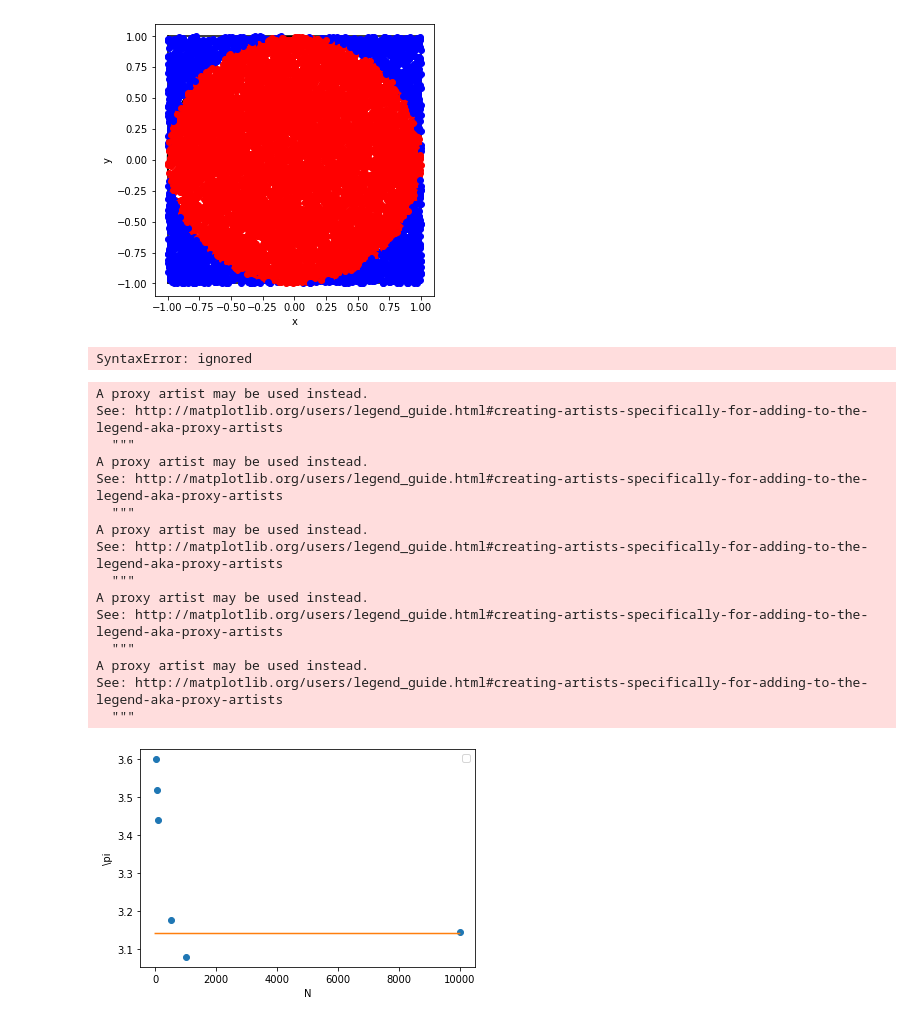
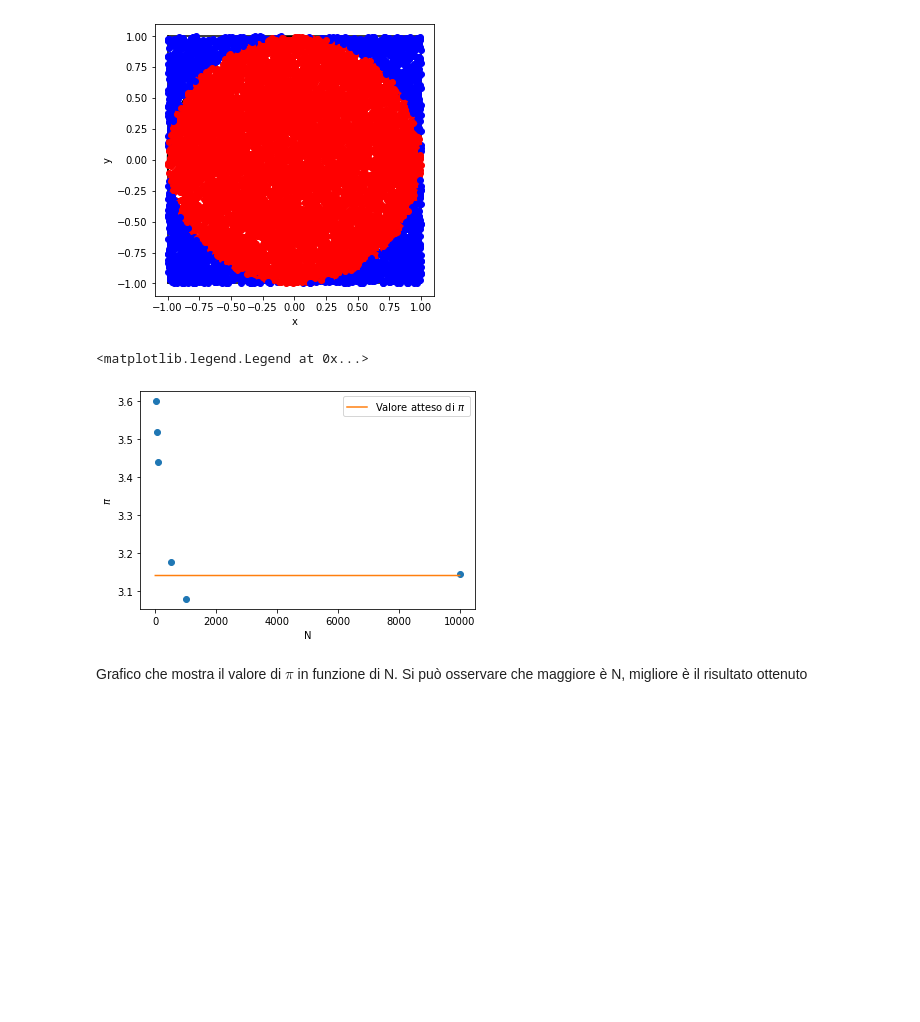
Before and after one commit to gio-bis/MLPNS2021, a Jupyter notebook: Pi.ipynb, the cells around one changed output. Cells and saved outputs as stored; diff of their text form; code cells hidden in the pictures; blank space fills up the shorter version.

```diff
--- a/Pi.ipynb
+++ b/Pi.ipynb
@@ -205,29 +203,14 @@ Il valore di pi è: 3.15
 # %%
 x = (myList[0], myList[1], myList[2], myList[3], myList[4], myList[5])
 y = (pi, pi1, pi2, pi3, pi4, pi5)
-X = np.array()
-# %% [output]
-SyntaxError: ignored
 # %%
 pl.plot(x, y, 'o');
 pl.xlabel("N");
-pl.ylabel("\pi");
-pl.plot(range(10000), np.ones(10000)*np.pi);
-pl.legend("Punti", "Valore atteso");
+pl.ylabel("$\pi$");
+pl.plot(range(10000), np.ones(10000)*np.pi, label = "Valore atteso di $\pi$");
+pl.legend()
 # %% [output]
-A proxy artist may be used instead.
-See: http://matplotlib.org/users/legend_guide.html#creating-artists-specifically-for-adding-to-the-legend-aka-proxy-artists
-  """
-A proxy artist may be used instead.
-See: http://matplotlib.org/users/legend_guide.html#creating-artists-specifically-for-adding-to-the-legend-aka-proxy-artists
-  """
-A proxy artist may be used instead.
-See: http://matplotlib.org/users/legend_guide.html#creating-artists-specifically-for-adding-to-the-legend-aka-proxy-artists
-  """
-A proxy artist may be used instead.
-See: http://matplotlib.org/users/legend_guide.html#creating-artists-specifically-for-adding-to-the-legend-aka-proxy-artists
-  """
-A proxy artist may be used instead.
-See: http://matplotlib.org/users/legend_guide.html#creating-artists-specifically-for-adding-to-the-legend-aka-proxy-artists
-  """
+<matplotlib.legend.Legend at 0x...>
-[figure, old version]
+[figure, new version]
+# %% [markdown]
+Grafico che mostra il valore di $\pi$ in funzione di N. Si può osservare che maggiore è N, migliore è il risultato ottenuto
```
Also changed, not shown: parts of 1 cell of this notebook.
